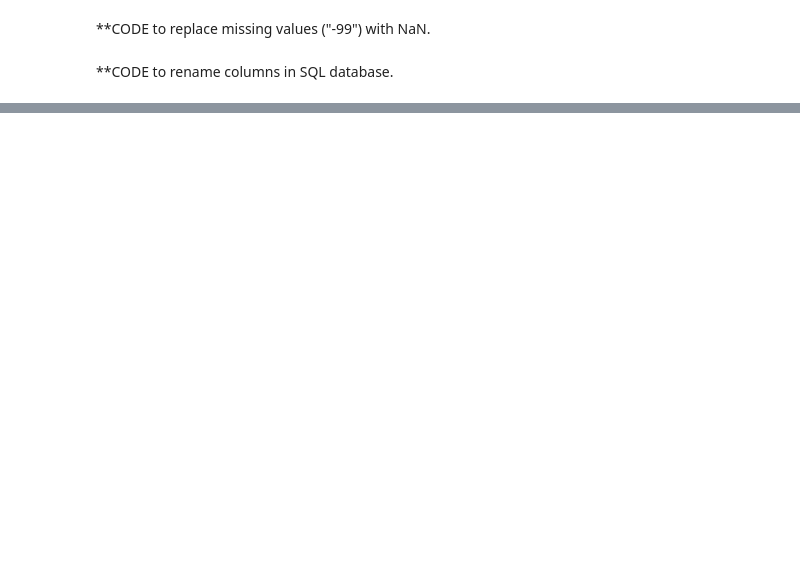
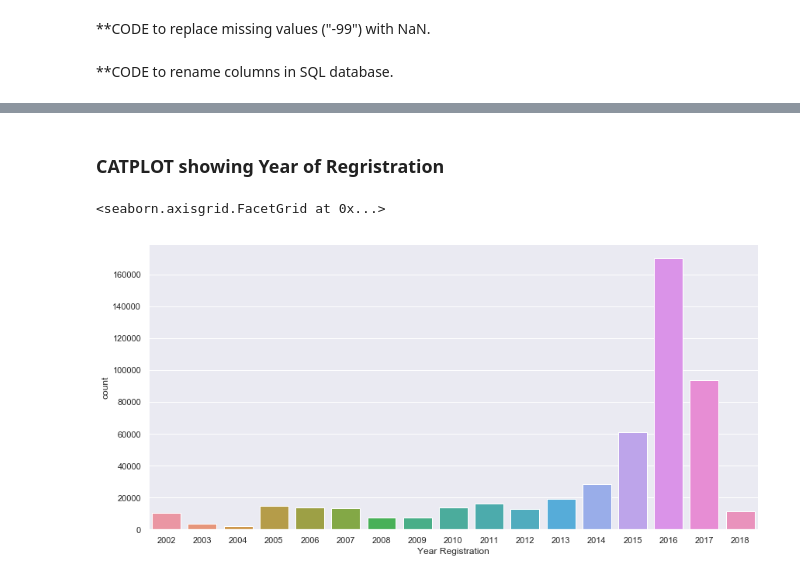
Before and after one commit to sitkadude/HUMAN_TRAFFICKING_PROJECT, a Jupyter notebook: PROject.ipynb, the cells around one changed output, grey strips where cells are left out. Saved outputs shown, nothing was run; the diff lists cells and outputs as text; code cells hidden in the pictures; blank space fills up the shorter version.

```diff
--- a/PROject.ipynb
+++ b/PROject.ipynb
@@ -68,0 +86,13 @@ HTTPError: HTTP Error 404: Not Found
+# %% [markdown]
+### CATPLOT showing Year of Regristration
+# %%
+catplot(
+    x="Year Registration",
+    data=df,
+    kind="count",
+    height=6,
+    aspect=2,
+)
+# %% [output]
+<seaborn.axisgrid.FacetGrid at 0x...>
+[figure, added]
```
Also changed, not shown: parts of 32 cells of this notebook, 1 other file.
